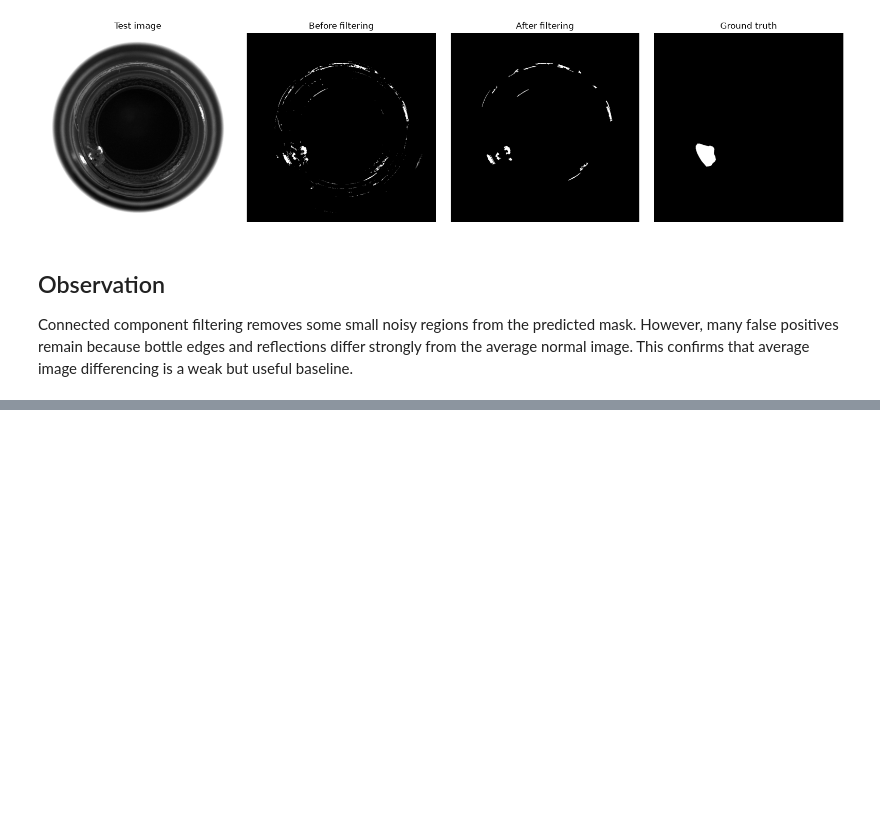
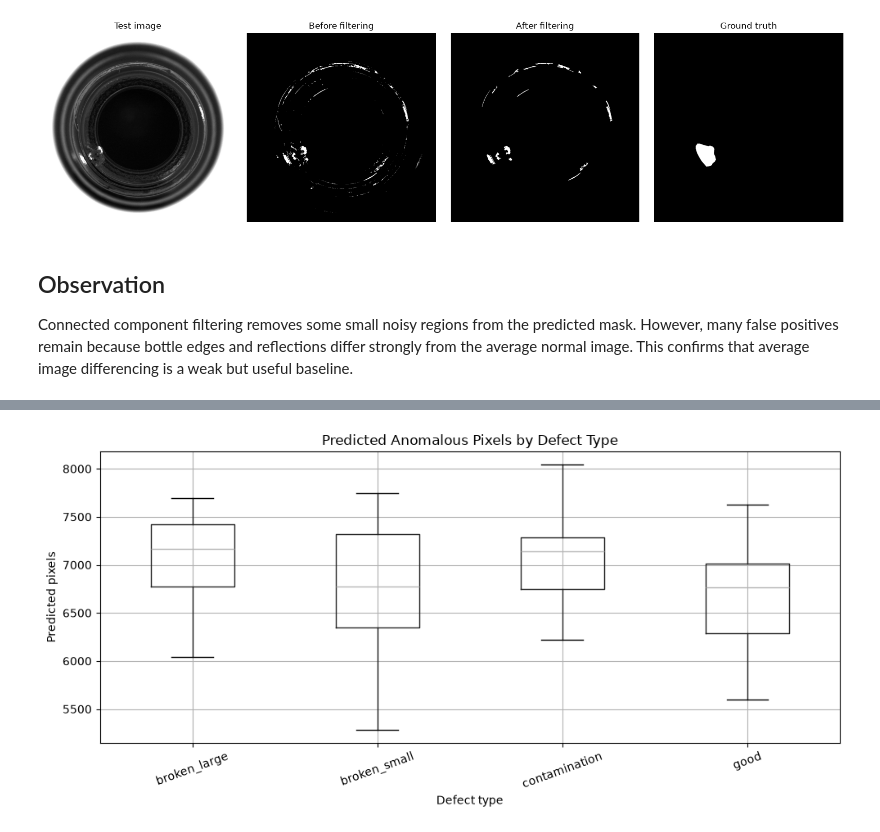
Before and after one commit to shashwatsharv7/visionguard, a Jupyter notebook: notebooks/03_classical_baseline.ipynb, the cells around one changed output, grey strips where cells are left out. Drawn from its saved outputs; the diff is of its cells as text; code cells hidden in the pictures; blank space fills up the shorter version.

```diff
--- a/notebooks/03_classical_baseline.ipynb
+++ b/notebooks/03_classical_baseline.ipynb
@@ -287,0 +445,16 @@ However, many false positives remain because bottle edges and reflections differ
+# %%
+ax = results_df.boxplot(
+    column="predicted_pixels",
+    by="defect_type",
+    figsize=(10, 5),
+)
+
+ax.set_title("Predicted Anomalous Pixels by Defect Type")
+ax.set_xlabel("Defect type")
+ax.set_ylabel("Predicted pixels")
+plt.suptitle("")
+plt.xticks(rotation=20)
+plt.tight_layout()
+plt.show()
+# %% [output]
+[figure, added]
```
Also changed, not shown: parts of 8 cells of this notebook.
